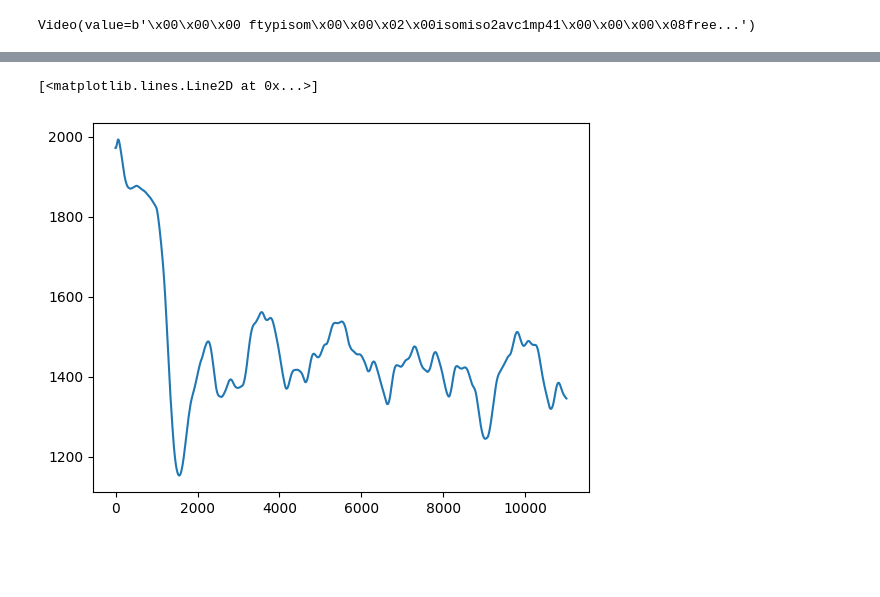
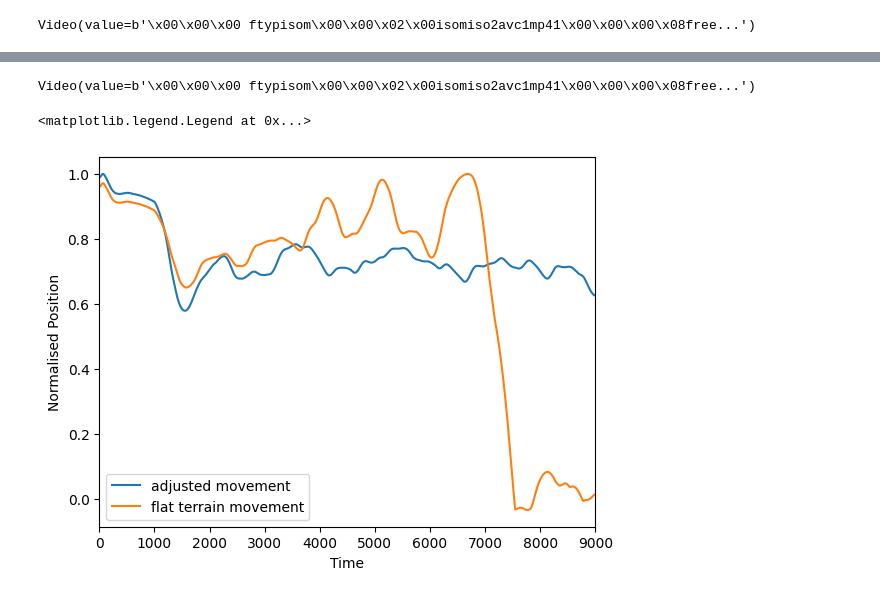
Before and after one commit to theoh-io/flygym, a Jupyter notebook: notebooks/CPG_block.ipynb, the cells around one changed output, grey strips where cells are left out. Cells and saved outputs as stored; diff of their text form; code cells hidden in the pictures; blank space fills up the shorter version.

```diff
--- a/notebooks/CPG_block.ipynb
+++ b/notebooks/CPG_block.ipynb
@@ -291,5 +287,14 @@ obs['fly'][0][2]
-# %%
-plt.plot(fly_pos)
-# %% [output]
-[<matplotlib.lines.Line2D at 0x...>]
-[figure, removed]
+# %%
+pos_block_adjusted = fly_pos
+# %%
+def advancement_transfer(phases, step_dur=interp_step_duration):
+    """From phase define what is the corresponding timepoint in the joint dataset
+    In the case of the oscillator, the period is 2pi and the step duration is the period of the step
+    We have to match those two"""
+
+    period = 2*np.pi
+    #match length of step to period phases should have a period of period mathc this perios to the one of the step
+    t_indices = np.round(np.mod(phases*step_dur/period, step_dur-1)).astype(int)
+    t_indices = t_indices[match_leg_to_joints]
+
+    return t_indices
@@ -295,0 +352,22 @@ plt.plot(fly_pos)
+# %%
+from ipywidgets import Video
+Video.from_file(out_dir / 'tripod_gap_without_change.mp4')
+# %% [output]
+Video(value=b'\x00\x00\x00 ftypisom\x00\x00\x02\x00isomiso2avc1mp41\x00\x00\x00\x08free...')
+# %%
+#plot pos_block_changes and fly_pos normalised
+plt.plot(pos_block_adjusted /np.max(pos_block_adjusted ))
+plt.plot(fly_pos/np.max(fly_pos))
+
+#xlim since for fly_pos the fly falls down
+plt.xlim(0, 9000)
+
+#label
+plt.xlabel('Time')
+plt.ylabel('Normalised Position')
+
+#put legend
+plt.legend(['adjusted movement', 'flat terrain movement'])
+# %% [output]
+<matplotlib.legend.Legend at 0x...>
+[figure, added]
```
Also changed, not shown: parts of 2 cells of this notebook, 6 other files.
